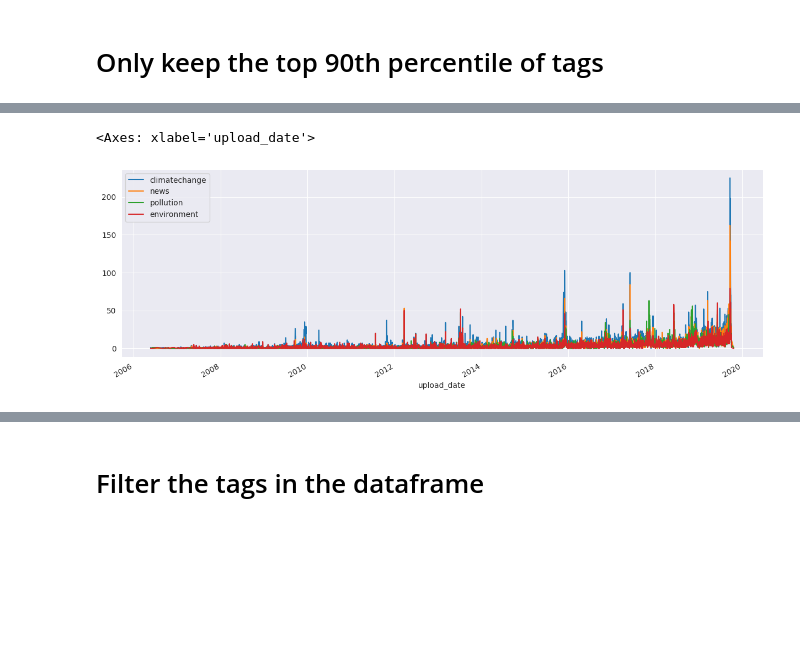
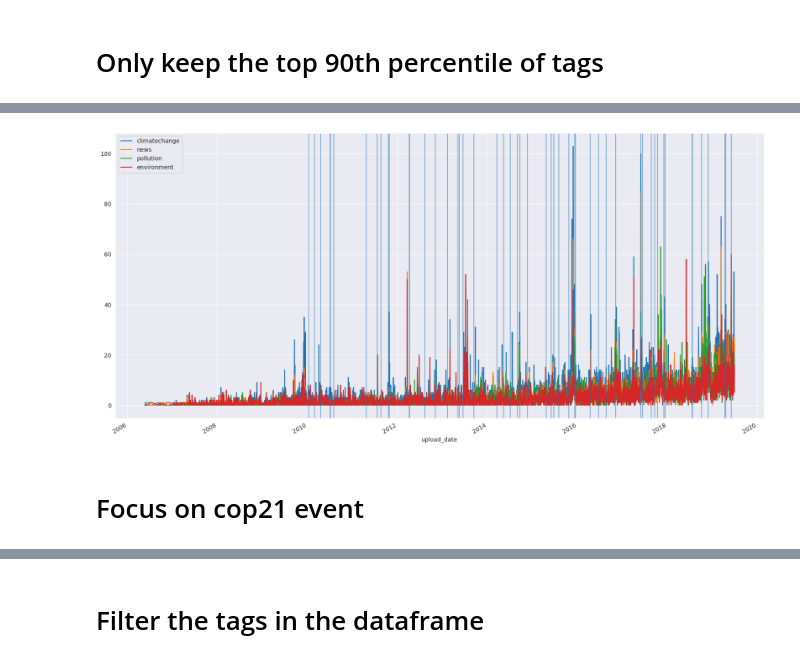
Before and after one commit to agatha-duzan/ada-2023-project-fadamily, a Jupyter notebook: tag_analysis.ipynb, the cells around one changed output, grey strips where cells are left out. Saved outputs shown, nothing was run; the diff lists cells and outputs as text; code cells hidden in the pictures; blank space fills up the shorter version.

Commit message:
save html plots

```diff
--- a/tag_analysis.ipynb
+++ b/tag_analysis.ipynb
@@ -20,10 +25,17 @@ df = pd.read_json(file_name, lines=True)
 df['upload_date'] = pd.to_datetime(df['upload_date'])
 df.set_index('upload_date', inplace=True)
 df.sort_index(inplace=True)
-# df = df.loc['2015-12-01': '2015-12-31']
-print(len(df))
+df = df.loc[:'2019-07-01'].copy()  #avoid crawl date
+cop21_df = df.loc['2015-12-01':'2015-12-31'].copy()
+
 # df = df.iloc[59999:]
 df.reset_index(inplace=True)
 df.set_index('display_id', inplace=True)
+cop21_df.reset_index(inplace=True)
+cop21_df.set_index('display_id', inplace=True)
+
+nb_videos = len(df)
+nb_cop21_videos = len(cop21_df)
+
 display(df)
 # %% [output]
@@ -128,17 +127,14 @@ Length: 821, dtype: int64
 # %%
 year_data = pd.DataFrame(data)
 year_data = year_data.merge(pd.to_datetime(df['upload_date']), left_index=True, right_index=True)
-
-nb_video_by_date = pd.read_json('data/nb_videos_by_date.jsonl', lines=True)
-nb_video_by_date['upload_date'] = pd.to_datetime(nb_video_by_date['upload_date'] / 1000)
-nb_video_by_date.set_index('upload_date', inplace=True)
-print(nb_video_by_date)
-nb_video = nb_video_by_date.resample('D').sum()
-print(nb_video)
 
 top_tags = list(common_tags_count.index)[:4]
 for tag in top_tags:
     year_data[tag] = data.progress_apply(lambda x: int(tag in x))
 
-year_data.groupby('upload_date')[top_tags].sum().plot(figsize=(15, 5))
+fig, ax = plt.subplots(figsize=(20, 10))
+tags_count_per_date = year_data.groupby('upload_date')[top_tags].sum()
+tags_count_per_date.loc[:].plot(ax=ax)
+read_and_plot_events(tags_count_per_date, ax)
+plt.show()
 # %% [output]
@@ -163,2 +141,3 @@ upload_date
-<Axes: xlabel='upload_date'>
-[figure, old version]
+[figure, new version]
+# %% [markdown]
+# Focus on cop21 event
```
Also changed, not shown: parts of 15 cells of this notebook, 4 other files.
